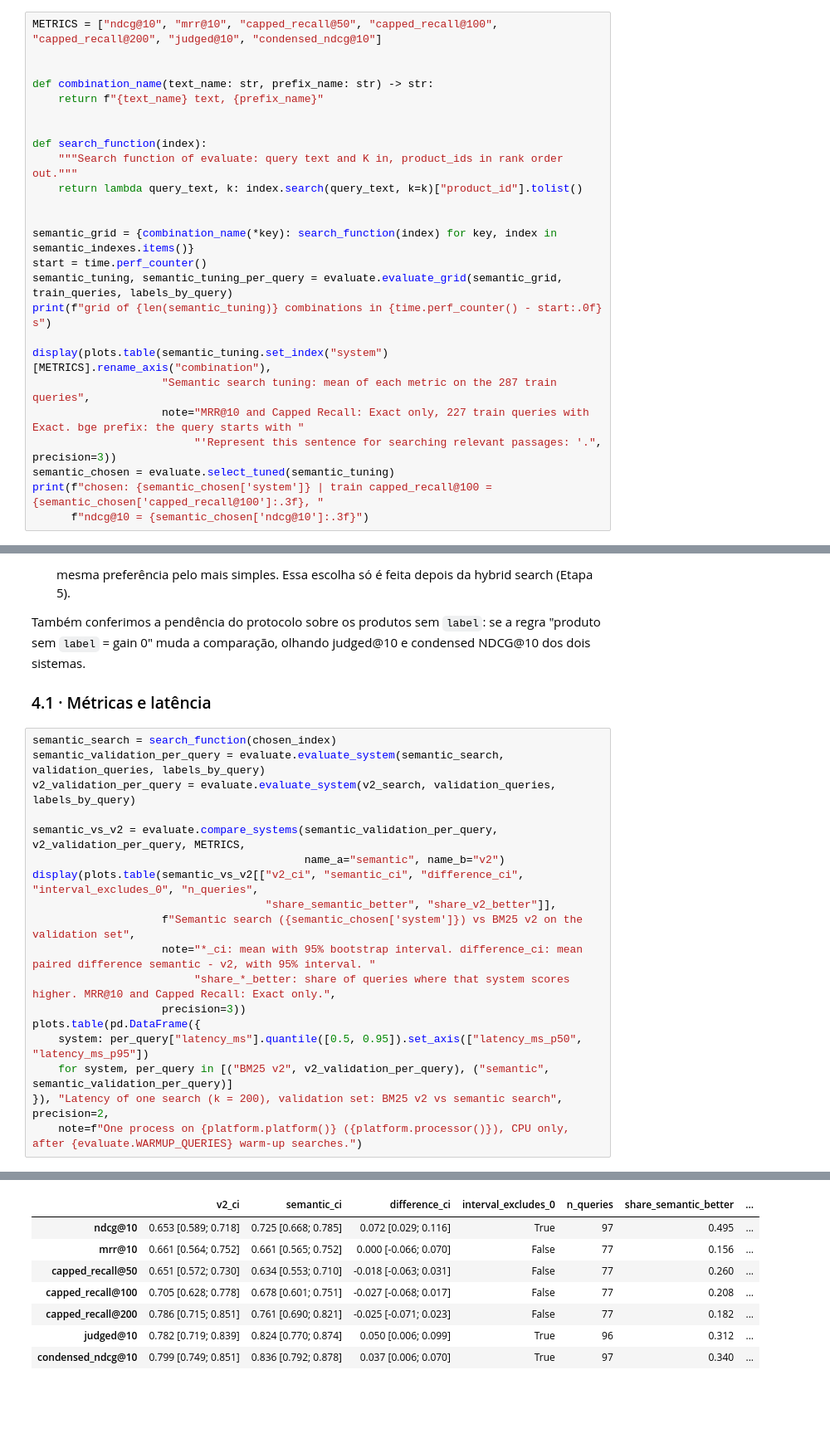
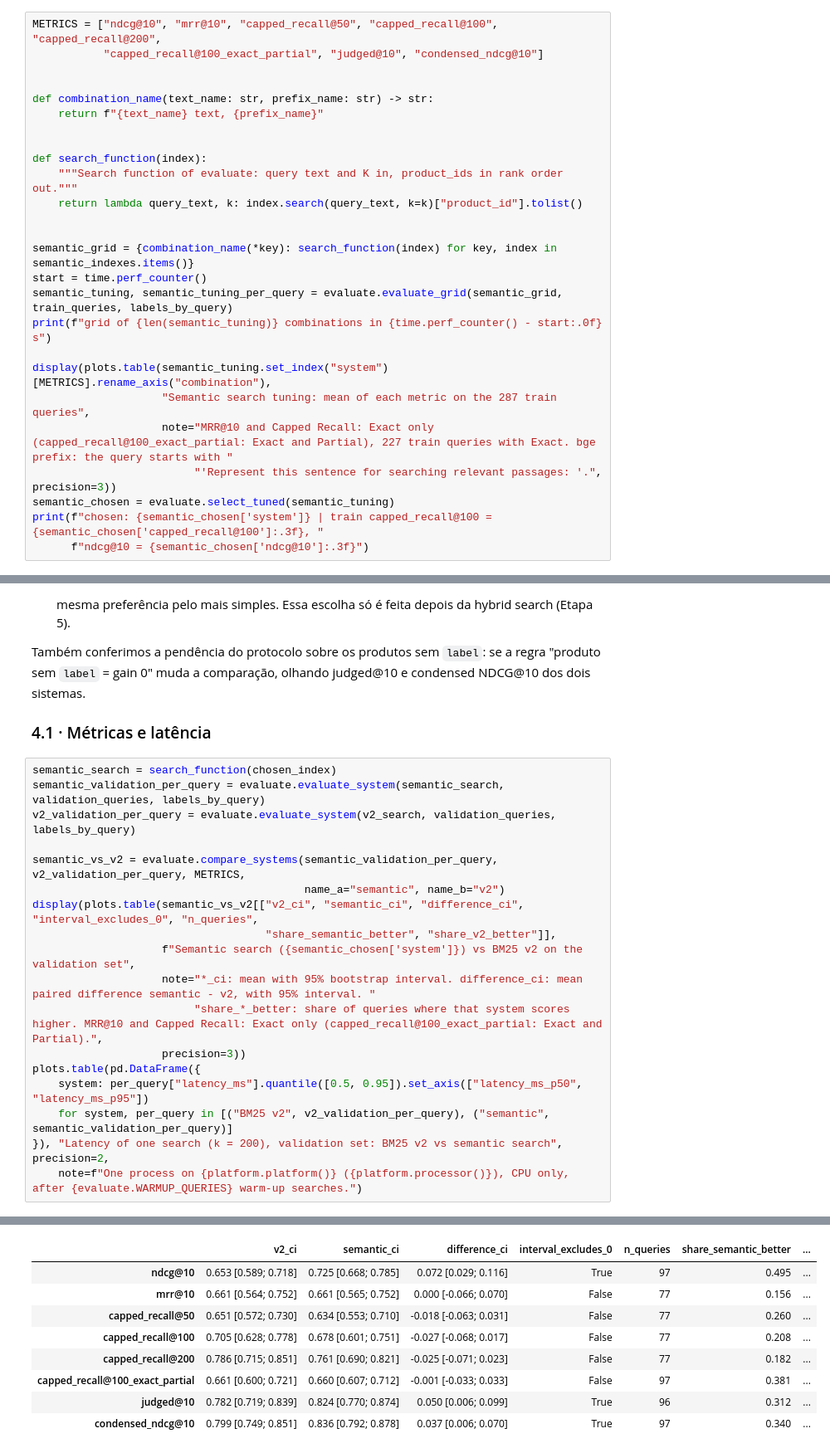
Before and after one commit to lubepe/ml_challenge, a Jupyter notebook: notebooks/03_semantic_hybrid.ipynb, the cells around one changed output, grey strips where cells are left out. Shown at 83% size. Drawn from its saved outputs; the diff is of its cells as text; blank space fills up the shorter version.

```diff
--- a/notebooks/03_semantic_hybrid.ipynb
+++ b/notebooks/03_semantic_hybrid.ipynb
@@ -419,7 +422,8 @@ A grade foi fixada antes de rodar (`docs/EVALUATION.md`): **product text** (shor
 
 O resultado da combinação escolhida no train set é otimista (é a melhor entre 4) e não entra na comparação entre sistemas.
 # %%
-METRICS = ["ndcg@10", "mrr@10", "capped_recall@50", "capped_recall@100", "capped_recall@200", "judged@10", "condensed_ndcg@10"]
+METRICS = ["ndcg@10", "mrr@10", "capped_recall@50", "capped_recall@100", "capped_recall@200",
+           "capped_recall@100_exact_partial", "judged@10", "condensed_ndcg@10"]
 
 
 def combination_name(text_name: str, prefix_name: str) -> str:
@@ -438,7 +442,7 @@ print(f"grid of {len(semantic_tuning)} combinations in {time.perf_counter() - st
 
 display(plots.table(semantic_tuning.set_index("system")[METRICS].rename_axis("combination"),
                     "Semantic search tuning: mean of each metric on the 287 train queries",
-                    note="MRR@10 and Capped Recall: Exact only, 227 train queries with Exact. bge prefix: the query starts with "
+                    note="MRR@10 and Capped Recall: Exact only (capped_recall@100_exact_partial: Exact and Partial), 227 train queries with Exact. bge prefix: the query starts with "
                          "'Represent this sentence for searching relevant passages: '.", precision=3))
 semantic_chosen = evaluate.select_tuned(semantic_tuning)
 print(f"chosen: {semantic_chosen['system']} | train capped_recall@100 = {semantic_chosen['capped_recall@100']:.3f}, "
@@ -650,30 +656,31 @@ Também conferimos a pendência do protocolo sobre os produtos sem `label`: se a
 # %%
 semantic_search = search_function(chosen_index)
 semantic_validation_per_query = evaluate.evaluate_system(semantic_search, validation_queries, labels_by_query)
 v2_validation_per_query = evaluate.evaluate_system(v2_search, validation_queries, labels_by_query)
 
 semantic_vs_v2 = evaluate.compare_systems(semantic_validation_per_query, v2_validation_per_query, METRICS,
                                           name_a="semantic", name_b="v2")
 display(plots.table(semantic_vs_v2[["v2_ci", "semantic_ci", "difference_ci", "interval_excludes_0", "n_queries",
                                     "share_semantic_better", "share_v2_better"]],
                     f"Semantic search ({semantic_chosen['system']}) vs BM25 v2 on the validation set",
                     note="*_ci: mean with 95% bootstrap interval. difference_ci: mean paired difference semantic - v2, with 95% interval. "
-                         "share_*_better: share of queries where that system scores higher. MRR@10 and Capped Recall: Exact only.",
+                         "share_*_better: share of queries where that system scores higher. MRR@10 and Capped Recall: Exact only (capped_recall@100_exact_partial: Exact and Partial).",
                     precision=3))
 plots.table(pd.DataFrame({
     system: per_query["latency_ms"].quantile([0.5, 0.95]).set_axis(["latency_ms_p50", "latency_ms_p95"])
     for system, per_query in [("BM25 v2", v2_validation_per_query), ("semantic", semantic_validation_per_query)]
 }), "Latency of one search (k = 200), validation set: BM25 v2 vs semantic search", precision=2,
     note=f"One process on {platform.platform()} ({platform.processor()}), CPU only, after {evaluate.WARMUP_QUERIES} warm-up searches.")
 # %% [output]
 Semantic search (long text, bge prefix) vs BM25 v2 on the validation set
 *_ci: mean with 95% bootstrap interval. difference_ci: mean paired difference semantic - v2, with 95% interval. share_*_better: share of queries where that system scores higher. MRR@10 and Capped Reca ...
 |  | v2_ci | semantic_ci | difference_ci | interval_excludes_0 | n_queries | share_semantic_better | ... |
 | ndcg@10 | 0.653 [0.589; 0.718] | 0.725 [0.668; 0.785] | 0.072 [0.029; 0.116] | True | 97 | 0.495 | ... |
 | mrr@10 | 0.661 [0.564; 0.752] | 0.661 [0.565; 0.752] | 0.000 [-0.066; 0.070] | False | 77 | 0.156 | ... |
 | capped_recall@50 | 0.651 [0.572; 0.730] | 0.634 [0.553; 0.710] | -0.018 [-0.063; 0.031] | False | 77 | 0.260 | ... |
 | capped_recall@100 | 0.705 [0.628; 0.778] | 0.678 [0.601; 0.751] | -0.027 [-0.068; 0.017] | False | 77 | 0.208 | ... |
 | capped_recall@200 | 0.786 [0.715; 0.851] | 0.761 [0.690; 0.821] | -0.025 [-0.071; 0.023] | False | 77 | 0.182 | ... |
+| capped_recall@100_exact_partial | 0.661 [0.600; 0.721] | 0.660 [0.607; 0.712] | -0.001 [-0.033; 0.033] | False | 97 | 0.381 | ... |
 | judged@10 | 0.782 [0.719; 0.839] | 0.824 [0.770; 0.874] | 0.050 [0.006; 0.099] | True | 96 | 0.312 | ... |
 | condensed_ndcg@10 | 0.799 [0.749; 0.851] | 0.836 [0.792; 0.878] | 0.037 [0.006; 0.070] | True | 97 | 0.340 | ... |
 Latency of one search (k = 200), validation set: BM25 v2 vs semantic search
```
Also changed, not shown: parts of 17 cells of this notebook, 31 other files.
